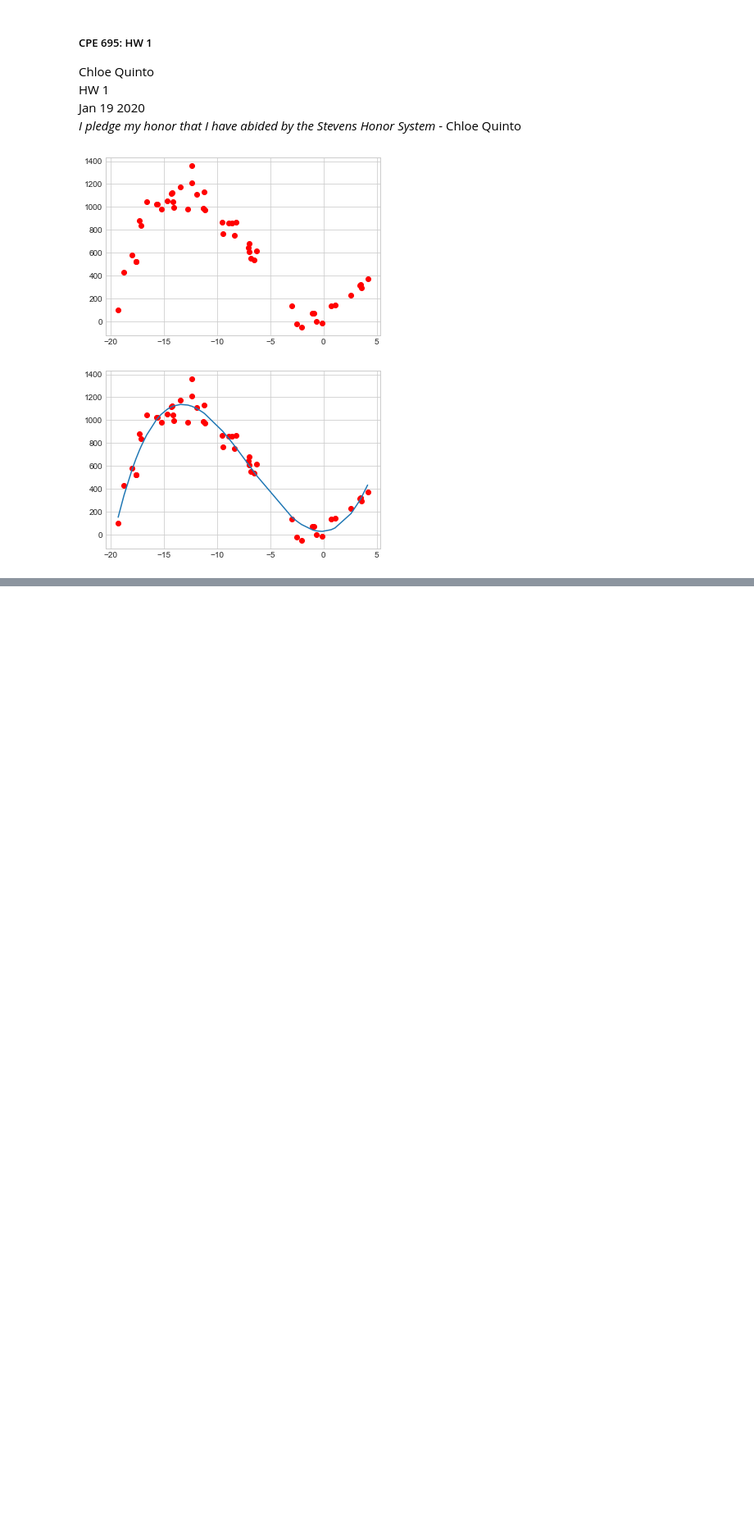
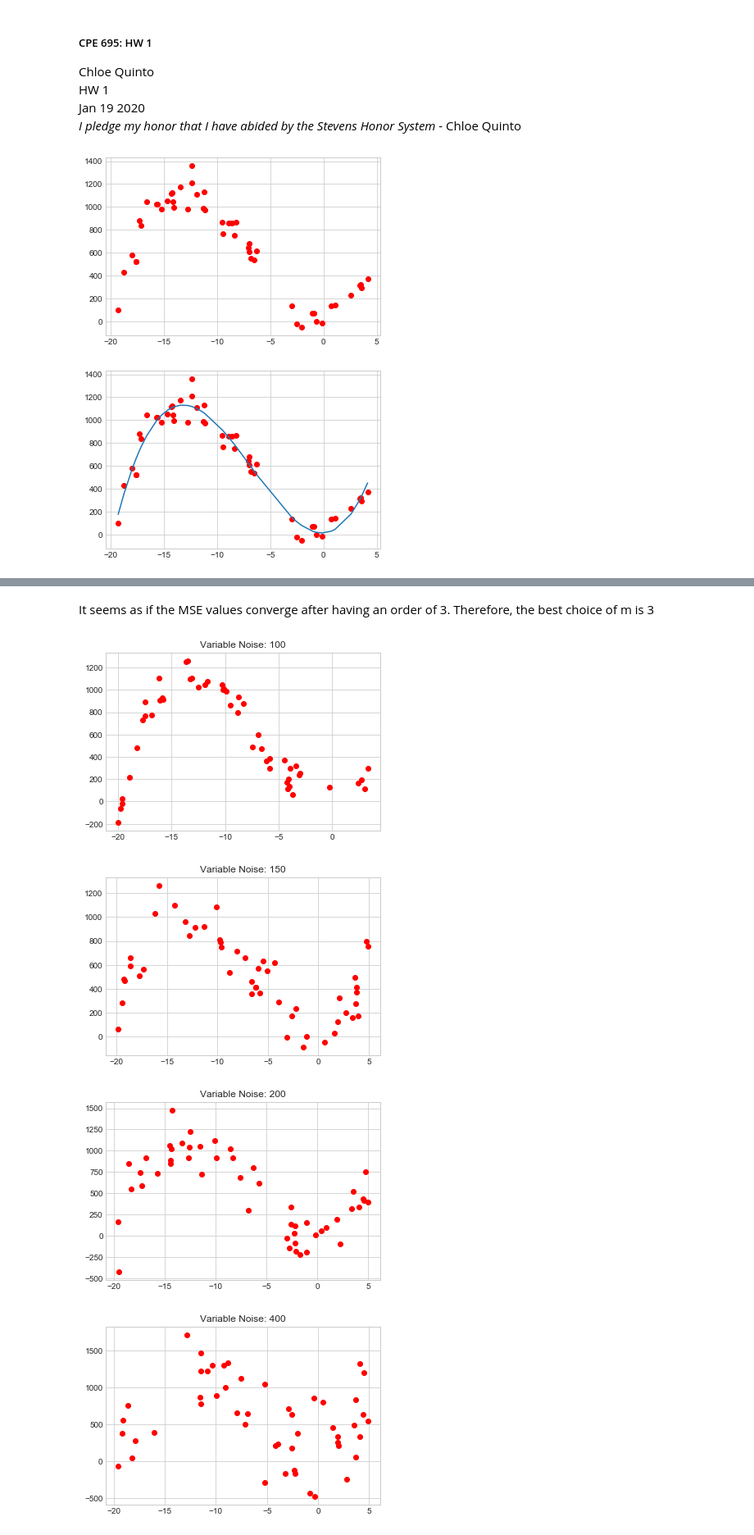
Before and after one commit to chloequinto/Applied-Machine-Learning, a Jupyter notebook: HW1.ipynb, the cells around one changed output, grey strips where cells are left out. Shown at 82% size. Saved outputs shown, nothing was run; the diff lists cells and outputs as text; code cells hidden in the pictures; blank space fills up the shorter version.

```diff
--- a/HW1.ipynb
+++ b/HW1.ipynb
@@ -85,0 +70,23 @@ MSE = mean_squared_error(y, poly(sortMe))
+# %% [markdown]
+It seems as if the MSE values converge after having an order of 3. Therefore, the best choice of m is 3
+# %%
+"""
+Change variable noise_scale to 150,200, 400, 600, 1000 respectively,
+re-run algorithm and plot the polynomials with the m found in 2). Discuss the impact of noise scale
+to the accuracy of the returned parameters. [You need to plot a figure like in 1) for each choice of noise_scale]
+"""
+
+noise_scale = [100, 150, 200, 400, 600, 1000]
+for i in noise_scale:
+    noise_scale = i
+    number_of_samples = 50
+    x = 25 *(np.random.rand(number_of_samples,1)-0.8)
+    y = 5*x + 20*x**2+1*x**3+noise_scale*np.random.randn(number_of_samples,1)
+    plt.title("Variable Noise: " + str(i))
+    plt.plot(x,y,'ro')
+    plt.show()
+# %% [output]
+[figure, added]
+[figure, added]
+[figure, added]
+[figure, added]
```
Also changed, not shown: parts of 6 cells of this notebook.
